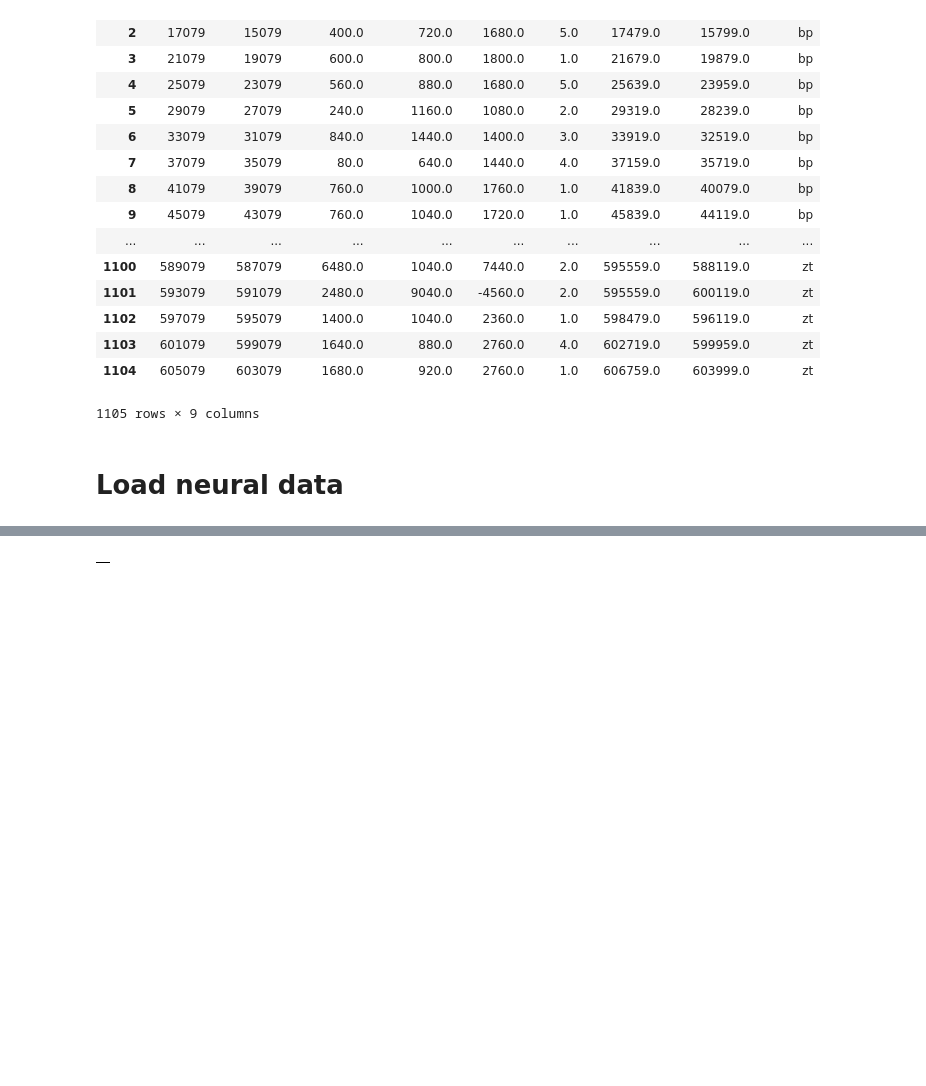
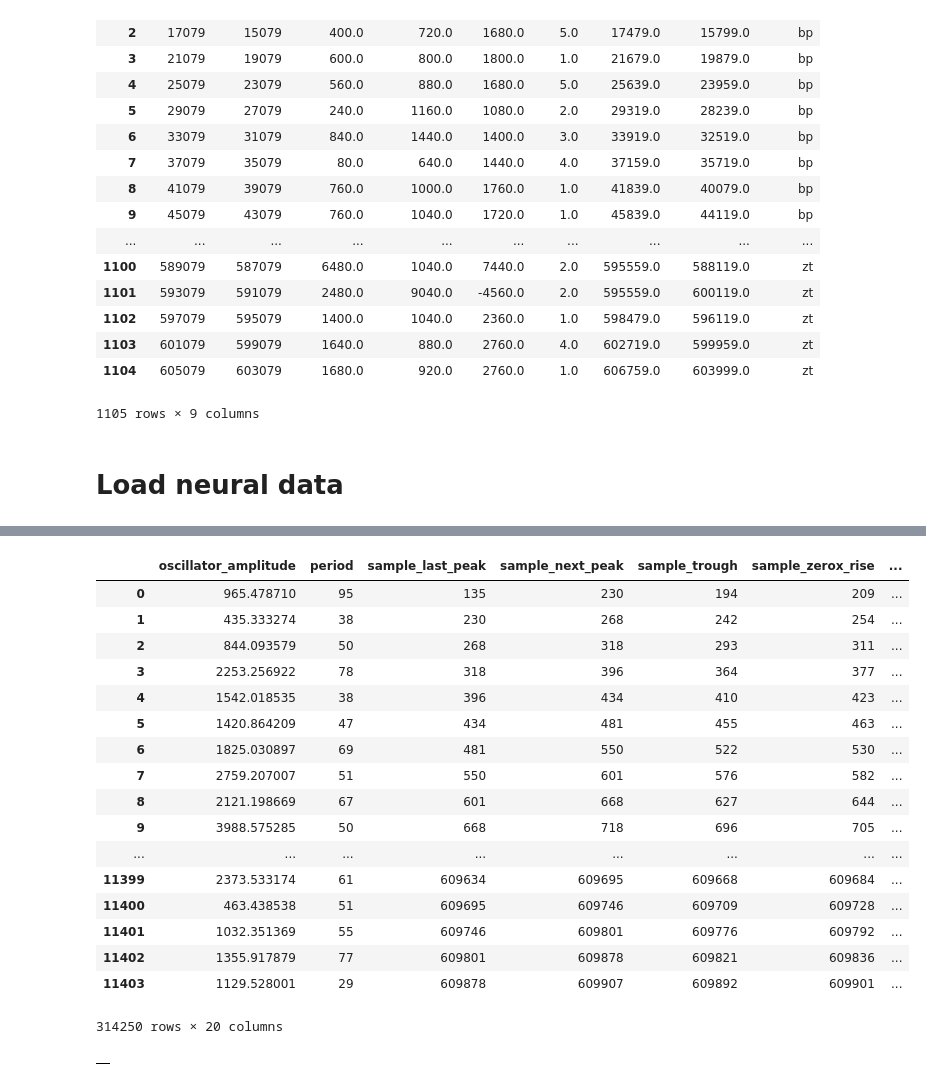
Before and after one commit to YimengYang/LabWork, a Jupyter notebook: 10_Average for each trial.ipynb, the cells around one changed output, grey strips where cells are left out. Cells and saved outputs as stored; diff of their text form; code cells hidden in the pictures; blank space fills up the shorter version.

```diff
--- a/10_Average for each trial.ipynb
+++ b/10_Average for each trial.ipynb
@@ -203,3 +78,25 @@ dfneural = pd.read_csv('neural_all.csv',index_col=0)
+# %%
+dfneural = pd.read_csv('neural_all_neurodsp.csv',index_col=0)
+dfneural
+# %% [output]
+|  | oscillator_amplitude | period | sample_last_peak | sample_next_peak | sample_trough | sample_zerox_rise | ... |
+| 0 | 965.478710 | 95 | 135 | 230 | 194 | 209 | ... |
+| 1 | 435.333274 | 38 | 230 | 268 | 242 | 254 | ... |
+| 2 | 844.093579 | 50 | 268 | 318 | 293 | 311 | ... |
+| 3 | 2253.256922 | 78 | 318 | 396 | 364 | 377 | ... |
+| 4 | 1542.018535 | 38 | 396 | 434 | 410 | 423 | ... |
+| 5 | 1420.864209 | 47 | 434 | 481 | 455 | 463 | ... |
+| 6 | 1825.030897 | 69 | 481 | 550 | 522 | 530 | ... |
+| 7 | 2759.207007 | 51 | 550 | 601 | 576 | 582 | ... |
+| 8 | 2121.198669 | 67 | 601 | 668 | 627 | 644 | ... |
+| 9 | 3988.575285 | 50 | 668 | 718 | 696 | 705 | ... |
+| ... | ... | ... | ... | ... | ... | ... | ... |
+| 11399 | 2373.533174 | 61 | 609634 | 609695 | 609668 | 609684 | ... |
+| 11400 | 463.438538 | 51 | 609695 | 609746 | 609709 | 609728 | ... |
+| 11401 | 1032.351369 | 55 | 609746 | 609801 | 609776 | 609792 | ... |
+| 11402 | 1355.917879 | 77 | 609801 | 609878 | 609821 | 609836 | ... |
+| 11403 | 1129.528001 | 29 | 609878 | 609907 | 609892 | 609901 | ... |
+314250 rows × 20 columns
 # %%
 def calculate_average(trial,label):
     total = 0
```
Also changed, not shown: parts of 8 cells of this notebook, 46 other files.
